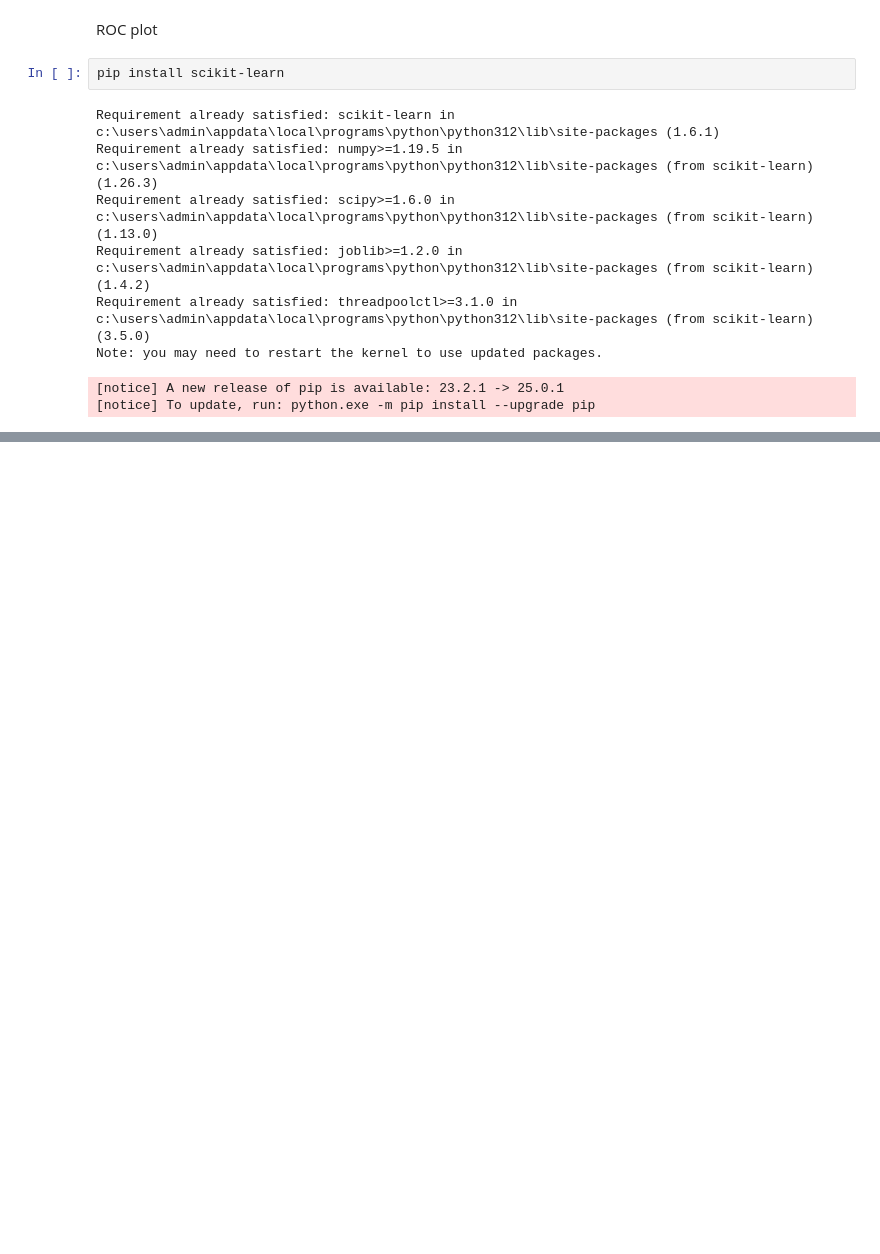
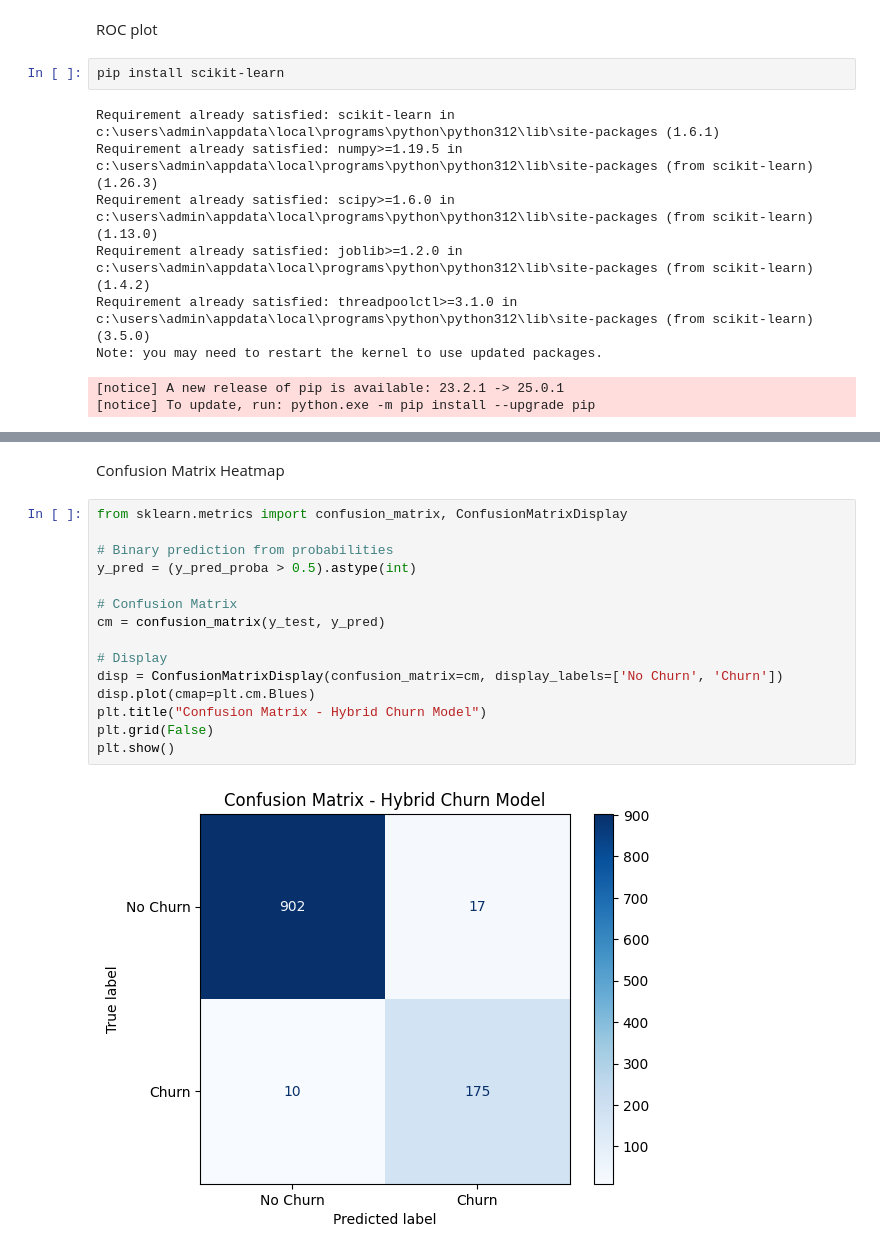
Before and after one commit to errortax/Thesis_1, a Jupyter notebook: work1.ipynb, the cells around one changed output, grey strips where cells are left out. Drawn from its saved outputs; the diff is of its cells as text; blank space fills up the shorter version.

```diff
--- a/work1.ipynb
+++ b/work1.ipynb
@@ -1073,0 +1300,19 @@ ROC-AUC Score: 0.931159830268741
+# %% [markdown]
+Confusion Matrix Heatmap
+# %%
+from sklearn.metrics import confusion_matrix, ConfusionMatrixDisplay
+
+# Binary prediction from probabilities
+y_pred = (y_pred_proba > 0.5).astype(int)
+
+# Confusion Matrix
+cm = confusion_matrix(y_test, y_pred)
+
+# Display
+disp = ConfusionMatrixDisplay(confusion_matrix=cm, display_labels=['No Churn', 'Churn'])
+disp.plot(cmap=plt.cm.Blues)
+plt.title("Confusion Matrix - Hybrid Churn Model")
+plt.grid(False)
+plt.show()
+# %% [output]
+[figure, added]
```
Also changed, not shown: parts of 46 cells of this notebook, 7 other files.
